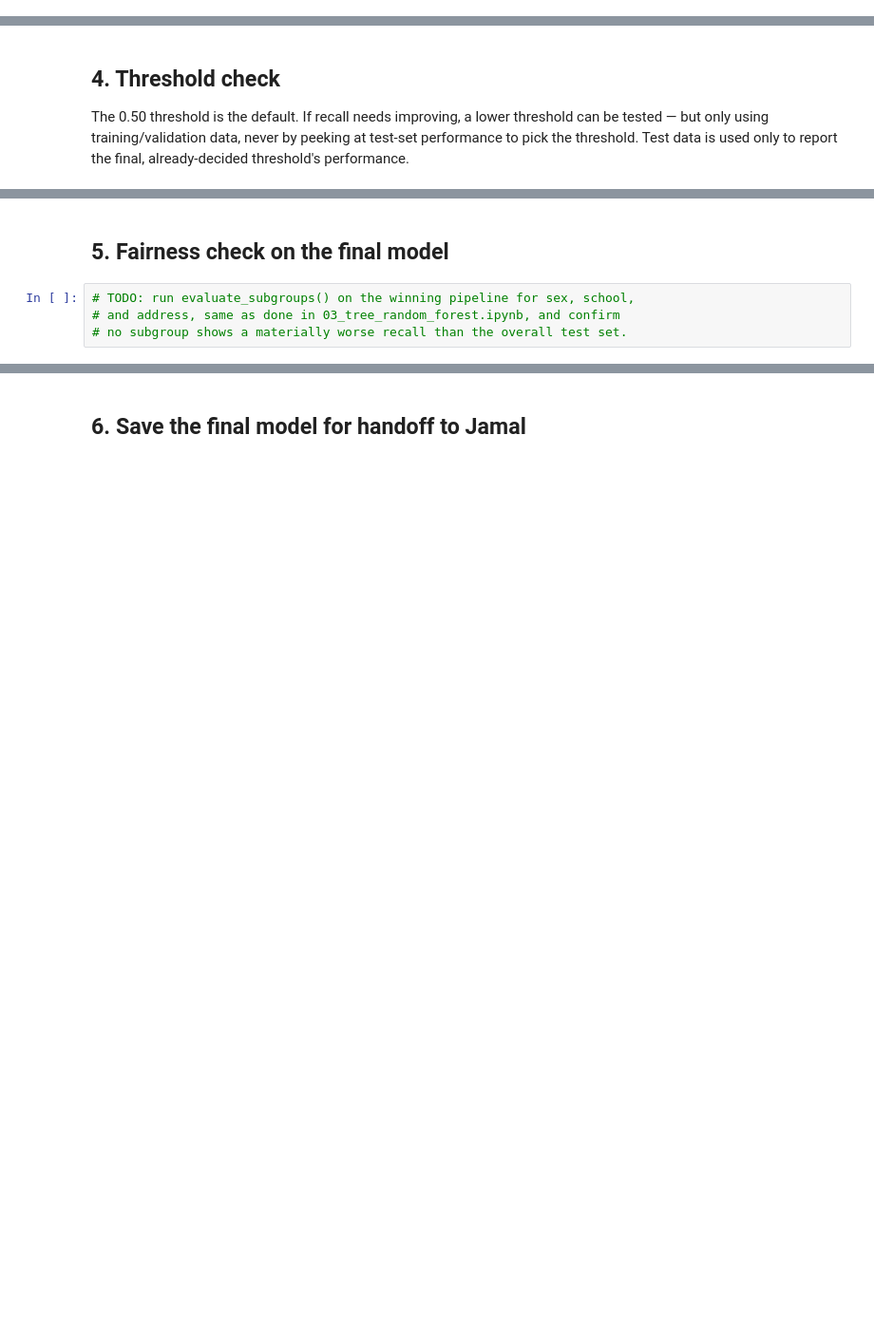
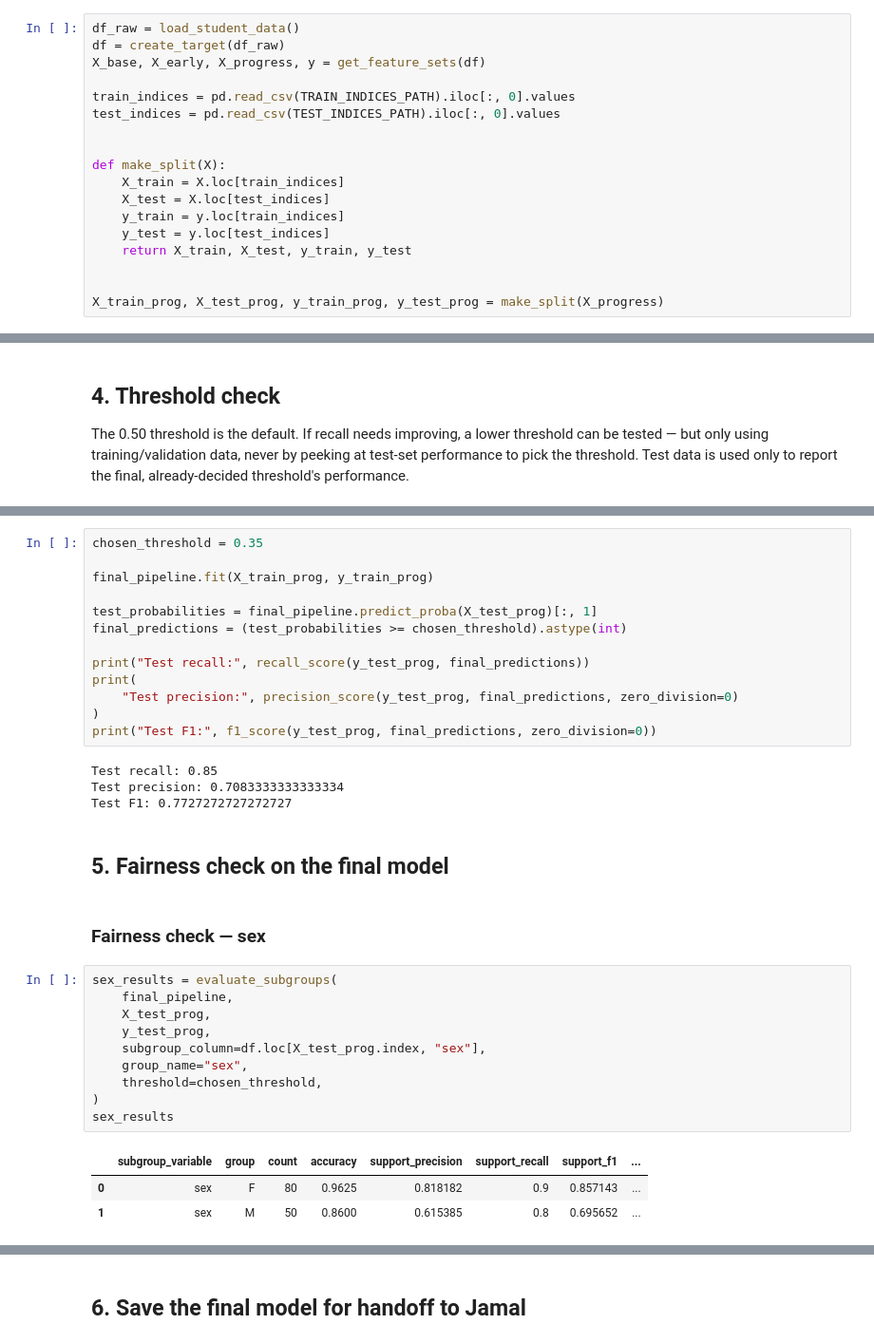
Before and after one commit to Babior/student-performance-decision-support, a Jupyter notebook: notebooks/04_final_evaluation.ipynb, the cells around one changed output, grey strips where cells are left out. Shown at 95% size. Saved outputs shown, nothing was run; the diff lists cells and outputs as text; blank space fills up the shorter version.

```diff
--- a/notebooks/04_final_evaluation.ipynb
+++ b/notebooks/04_final_evaluation.ipynb
@@ -96,0 +155,18 @@ which model wins, and why, referencing the specific numbers.
+# %%
+df_raw = load_student_data()
+df = create_target(df_raw)
+X_base, X_early, X_progress, y = get_feature_sets(df)
+
+train_indices = pd.read_csv(TRAIN_INDICES_PATH).iloc[:, 0].values
+test_indices = pd.read_csv(TEST_INDICES_PATH).iloc[:, 0].values
+
+
+def make_split(X):
+    X_train = X.loc[train_indices]
+    X_test = X.loc[test_indices]
+    y_train = y.loc[train_indices]
+    y_test = y.loc[test_indices]
+    return X_train, X_test, y_train, y_test
+
+
+X_train_prog, X_test_prog, y_train_prog, y_test_prog = make_split(X_progress)
@@ -110,6 +226,35 @@ performance.
+# %%
+chosen_threshold = 0.35
+
+final_pipeline.fit(X_train_prog, y_train_prog)
+
+test_probabilities = final_pipeline.predict_proba(X_test_prog)[:, 1]
+final_predictions = (test_probabilities >= chosen_threshold).astype(int)
+
+print("Test recall:", recall_score(y_test_prog, final_predictions))
+print(
+    "Test precision:", precision_score(y_test_prog, final_predictions, zero_division=0)
+)
+print("Test F1:", f1_score(y_test_prog, final_predictions, zero_division=0))
+# %% [output]
+Test recall: 0.85
+Test precision: 0.7083333333333334
+Test F1: 0.7727272727272727
 # %% [markdown]
 ## 5. Fairness check on the final model
+# %% [markdown]
+### Fairness check — sex
 # %%
-# TODO: run evaluate_subgroups() on the winning pipeline for sex, school,
-# and address, same as done in 03_tree_random_forest.ipynb, and confirm
-# no subgroup shows a materially worse recall than the overall test set.
+sex_results = evaluate_subgroups(
+    final_pipeline,
+    X_test_prog,
+    y_test_prog,
+    subgroup_column=df.loc[X_test_prog.index, "sex"],
+    group_name="sex",
+    threshold=chosen_threshold,
+)
+sex_results
+# %% [output]
+|  | subgroup_variable | group | count | accuracy | support_precision | support_recall | support_f1 | ... |
+| 0 | sex | F | 80 | 0.9625 | 0.818182 | 0.9 | 0.857143 | ... |
+| 1 | sex | M | 50 | 0.8600 | 0.615385 | 0.8 | 0.695652 | ... |
```
Also changed, not shown: parts of 17 cells of this notebook, 6 other files.
